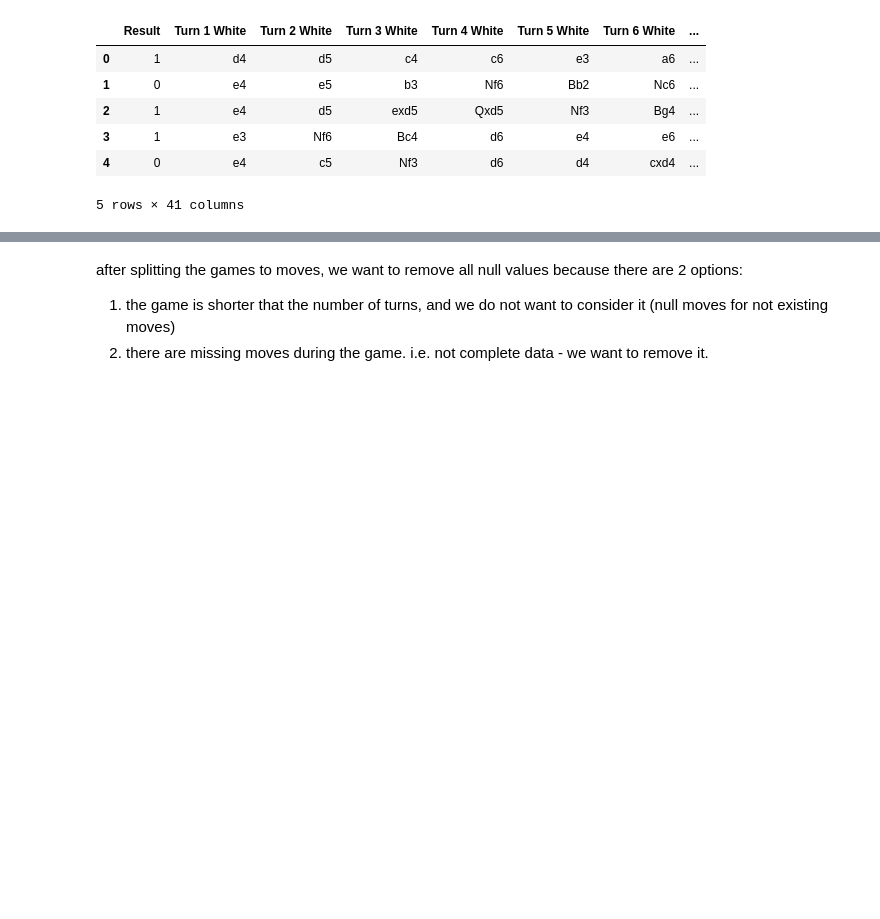
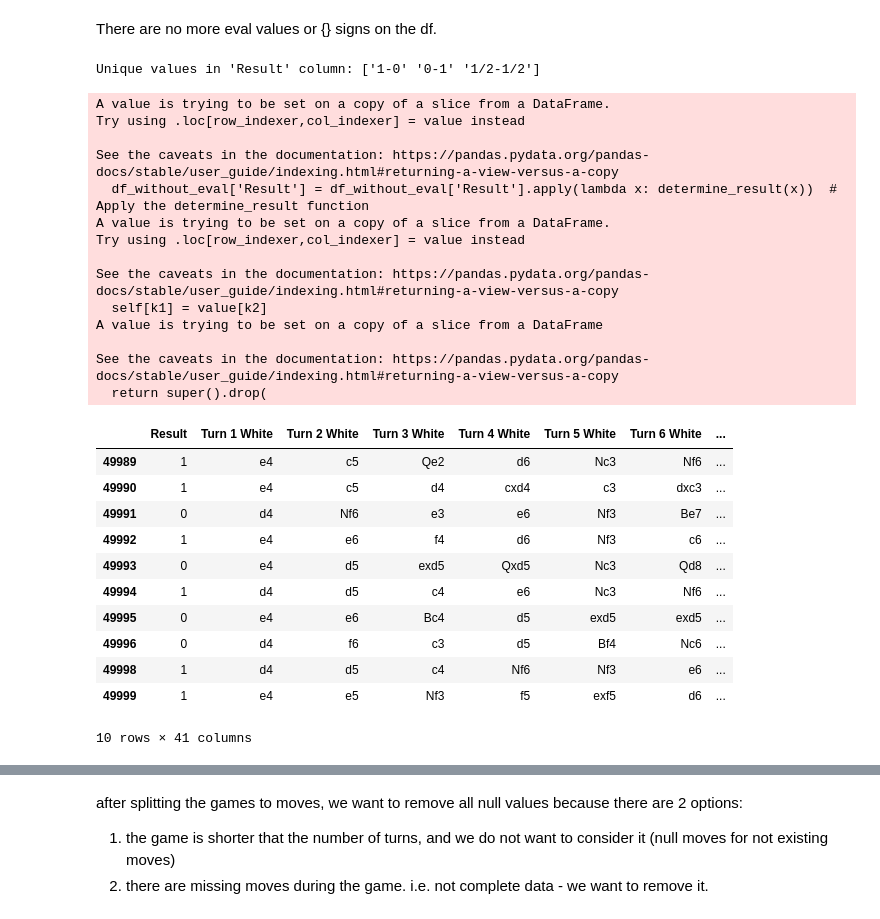
Before and after one commit to appeldaniel1998/ChessDataAnalysis, a Jupyter notebook: Chess.ipynb, the cells around one changed output, grey strips where cells are left out. Cells and saved outputs as stored; diff of their text form; code cells hidden in the pictures; blank space fills up the shorter version.

```diff
--- a/Chess.ipynb
+++ b/Chess.ipynb
@@ -22,7 +22,8 @@ from sklearn.neural_network import MLPClassifier
 # %%
 #Preprocecing
 #First of all we will check how many null values there are in each column
-df = pd.read_csv('chess_games.csv')
+df = pd.read_csv('shorterChessDf.csv')
 
 df_first_lines = df.head(500000)
 df_first_lines.to_csv('shorterChessDf.csv', index=False)
+df_first_lines.tail(10)
@@ -28,0 +42,11 @@ df_first_lines.to_csv('shorterChessDf.csv', index=False)
+# %%
+# Create a boolean DataFrame where True indicates 'eval' appears in that cell
+contains_eval = df.applymap(lambda x: 'eval' in str(x))
+
+# Use any(axis=1) to check if 'eval' appears in any column for each row
+rows_with_eval = contains_eval.any(axis=1)
+# Filter the DataFrame to get only the rows that contain 'eval'
+filtered_df = df[rows_with_eval]
+
+# Display the filtered DataFrame
+filtered_df.tail(10)
@@ -28,0 +80,3 @@ df_first_lines.to_csv('shorterChessDf.csv', index=False)
+# %%
+# Filter the DataFrame to remove rows that contain 'eval'
+df_without_eval = df[~rows_with_eval]
@@ -29,3 +127,5 @@ df_first_lines.to_csv('shorterChessDf.csv', index=False)
+# %% [markdown]
+There are no more eval values or {} signs on the df.
 # %%
 # Define the function to split chess moves
 def split_chess_moves(moves, turns):
@@ -42,3 +200,9 @@ def split_chess_moves(moves, turns):
+# %%
+# Unique values in the 'Result' column
+unique_names = df['Result'].unique()
+print("Unique values in 'Result' column:", unique_names)
+# %% [output]
+Unique values in 'Result' column: ['1-0' '0-1' '1/2-1/2']
 # %%
 def determine_result(result):
     if result == '1-0':
@@ -50,30 +214,50 @@ def determine_result(result):
     else:
         return -1  # for any unexpected result format
 # %%
-df = pd.read_csv('shorterChessDf.csv')  # Load the DataFrame
+#df = pd.read_csv('shorterChessDf.csv')  # Load the DataFrame
 
-df['Result'] = df['Result'].apply(lambda x: determine_result(x))  # Apply the determine_result function
+df_without_eval['Result'] = df_without_eval['Result'].apply(lambda x: determine_result(x))  # Apply the determine_result function
 
 number_of_turns = 20  # Specify the number of turns we want to extract
 
 columns = [f"Turn {i + 1} White" for i in range(number_of_turns)] + [f"Turn {i + 1} Black" for i in range(number_of_turns)]  # Create new columns for the specified number of turns
-moves_split = df['AN'].apply(lambda x: pd.Series(split_chess_moves(x, number_of_turns)))  # Apply the split_chess_moves function to each row in the DataFrame
-df[columns] = moves_split  # Combine the new columns with the original DataFrame
+moves_split = df_without_eval['AN'].apply(lambda x: pd.Series(split_chess_moves(x, number_of_turns)))  # Apply the split_chess_moves function to each row in the DataFrame
+df_without_eval[columns] = moves_split  # Combine the new columns with the original DataFrame
 
 # Drop specified columns which would not be used in the training
-df.drop(columns=['Event', 'White', 'Black', 'UTCDate', 'UTCTime', 'WhiteElo', 'BlackElo', 'WhiteRatingDiff',
+df_without_eval.drop(columns=['Event', 'White', 'Black', 'UTCDate', 'UTCTime', 'WhiteElo', 'BlackElo', 'WhiteRatingDiff',
                  'BlackRatingDiff', 'ECO', 'Opening', 'TimeControl', 'Termination', 'AN'], inplace=True)
 
 # Save the modified DataFrame to a CSV file
 output_file = 'modified_dataframe.csv'
-df.to_csv(output_file, index=False)
+df_without_eval.to_csv(output_file, index=False)
 
-df.head()
+df_without_eval.head(20)
+df_without_eval.tail(10)
 # %% [output]
+A value is trying to be set on a copy of a slice from a DataFrame.
+Try using .loc[row_indexer,col_indexer] = value instead
+
+See the caveats in the documentation: https://pandas.pydata.org/pandas-docs/stable/user_guide/indexing.html#returning-a-view-versus-a-copy
+  df_without_eval['Result'] = df_without_eval['Result'].apply(lambda x: determine_result(x))  # Apply the determine_result function
+A value is trying to be set on a copy of a slice from a DataFrame.
+Try using .loc[row_indexer,col_indexer] = value instead
+
+See the caveats in the documentation: https://pandas.pydata.org/pandas-docs/stable/user_guide/indexing.html#returning-a-view-versus-a-copy
+  self[k1] = value[k2]
+A value is trying to be set on a copy of a slice from a DataFrame
+
+See the caveats in the documentation: https://pandas.pydata.org/pandas-docs/stable/user_guide/indexing.html#returning-a-view-versus-a-copy
+  return super().drop(
 |  | Result | Turn 1 White | Turn 2 White | Turn 3 White | Turn 4 White | Turn 5 White | Turn 6 White | ... |
-| 0 | 1 | d4 | d5 | c4 | c6 | e3 | a6 | ... |
-| 1 | 0 | e4 | e5 | b3 | Nf6 | Bb2 | Nc6 | ... |
-| 2 | 1 | e4 | d5 | exd5 | Qxd5 | Nf3 | Bg4 | ... |
-| 3 | 1 | e3 | Nf6 | Bc4 | d6 | e4 | e6 | ... |
-| 4 | 0 | e4 | c5 | Nf3 | d6 | d4 | cxd4 | ... |
+| 49989 | 1 | e4 | c5 | Qe2 | d6 | Nc3 | Nf6 | ... |
+| 49990 | 1 | e4 | c5 | d4 | cxd4 | c3 | dxc3 | ... |
+| 49991 | 0 | d4 | Nf6 | e3 | e6 | Nf3 | Be7 | ... |
+| 49992 | 1 | e4 | e6 | f4 | d6 | Nf3 | c6 | ... |
+| 49993 | 0 | e4 | d5 | exd5 | Qxd5 | Nc3 | Qd8 | ... |
+| 49994 | 1 | d4 | d5 | c4 | e6 | Nc3 | Nf6 | ... |
+| 49995 | 0 | e4 | e6 | Bc4 | d5 | exd5 | exd5 | ... |
+| 49996 | 0 | d4 | f6 | c3 | d5 | Bf4 | Nc6 | ... |
+| 49998 | 1 | d4 | d5 | c4 | Nf6 | Nf3 | e6 | ... |
+| 49999 | 1 | e4 | e5 | Nf3 | f5 | exf5 | d6 | ... |
-5 rows × 41 columns
+10 rows × 41 columns
```
Also changed, not shown: parts of 13 cells of this notebook.
